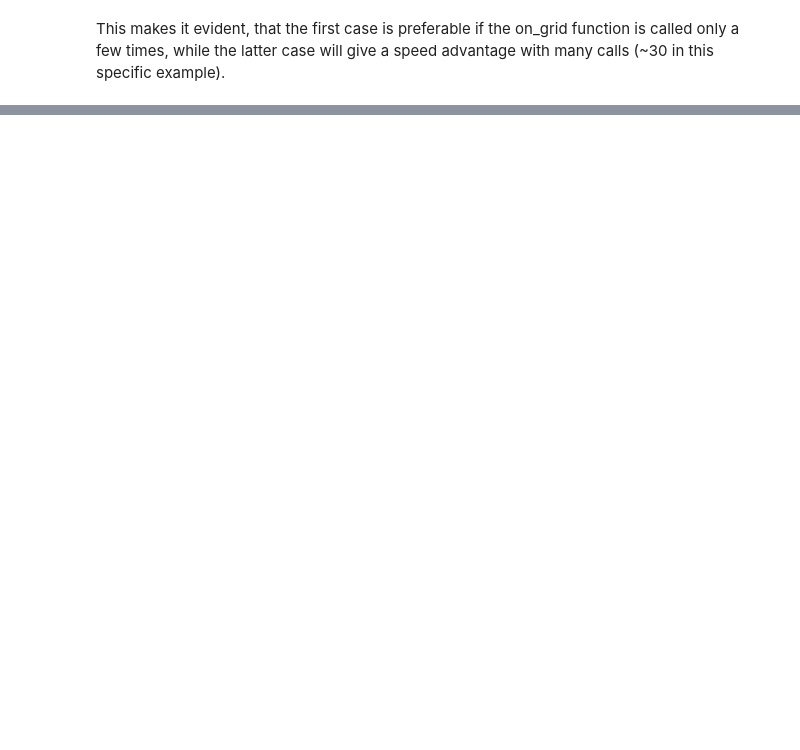
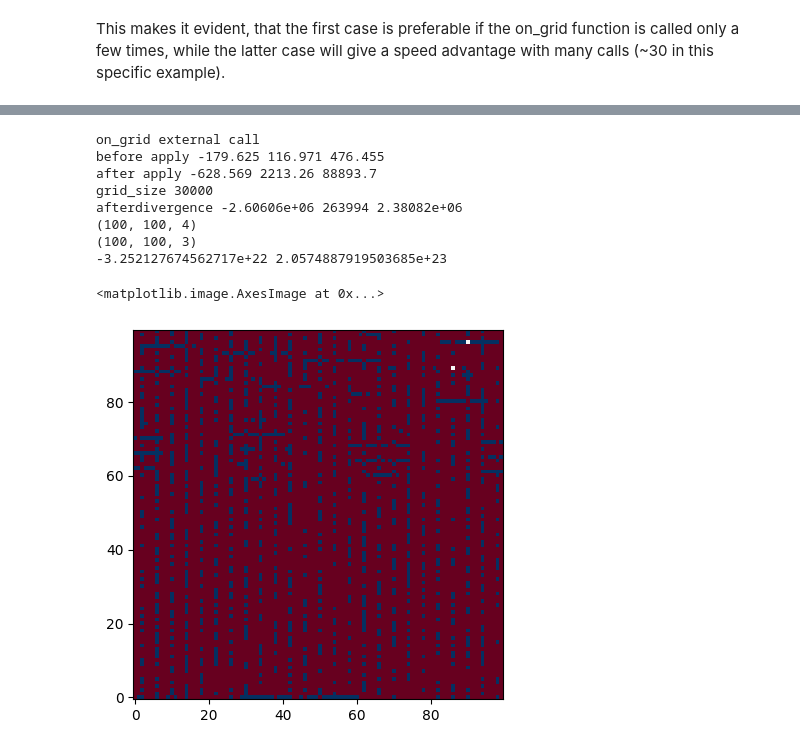
Before and after one commit to rafaelab/imagine-models, a Jupyter notebook: demos/python/model_library_demo.ipynb, the cells around one changed output, grey strips where cells are left out. Saved outputs shown, nothing was run; the diff lists cells and outputs as text; code cells hidden in the pictures; blank space fills up the shorter version.

```diff
--- a/demos/python/model_library_demo.ipynb
+++ b/demos/python/model_library_demo.ipynb
@@ -157,0 +163,20 @@ This makes it evident, that the first case is preferable if the on_grid function
+# %%
+gs = img.JF12RandomField() # intialize without grid
+gs_on_random_grid = gs.on_grid(shape=grid_shape, reference_point=refpoint, increment=increment, seed=23)[0]
+r = np.copy(gs_on_random_grid)
+r.resize(grid_shape)
+print(gs_on_random_grid.shape)
+print(r.shape)
+print(r.min(), r.max())
+plt.imshow(r[:, :, 1], cmap='RdBu_r', origin='lower', vmin=-10, vmax=10)
+# %% [output]
+on_grid external call
+before apply -179.625 116.971 476.455
+after apply -628.569 2213.26 88893.7
+grid_size 30000
+afterdivergence -2.60606e+06 263994 2.38082e+06
+(100, 100, 4)
+(100, 100, 3)
+-3.252127674562717e+22 2.0574887919503685e+23
+<matplotlib.image.AxesImage at 0x...>
+[figure, added]
```
Also changed, not shown: parts of 7 cells of this notebook, 9 other files.
